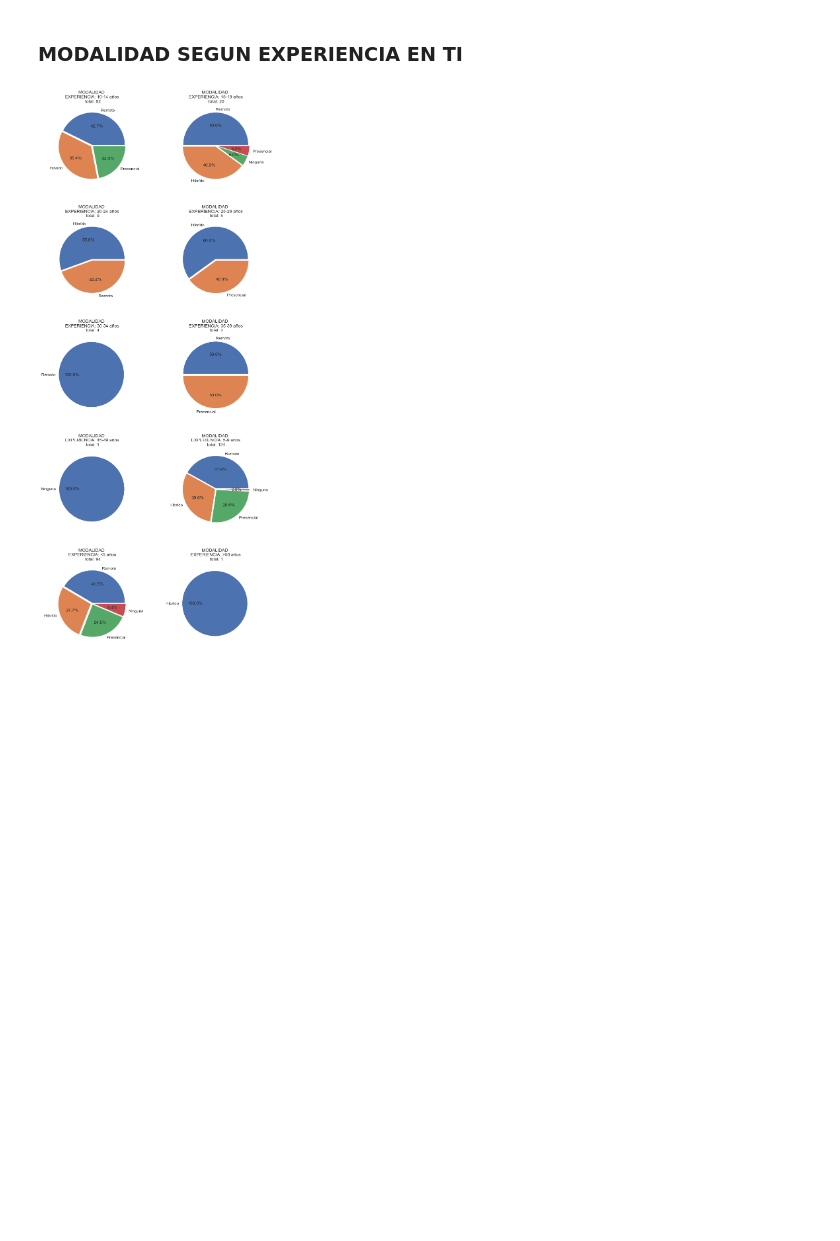
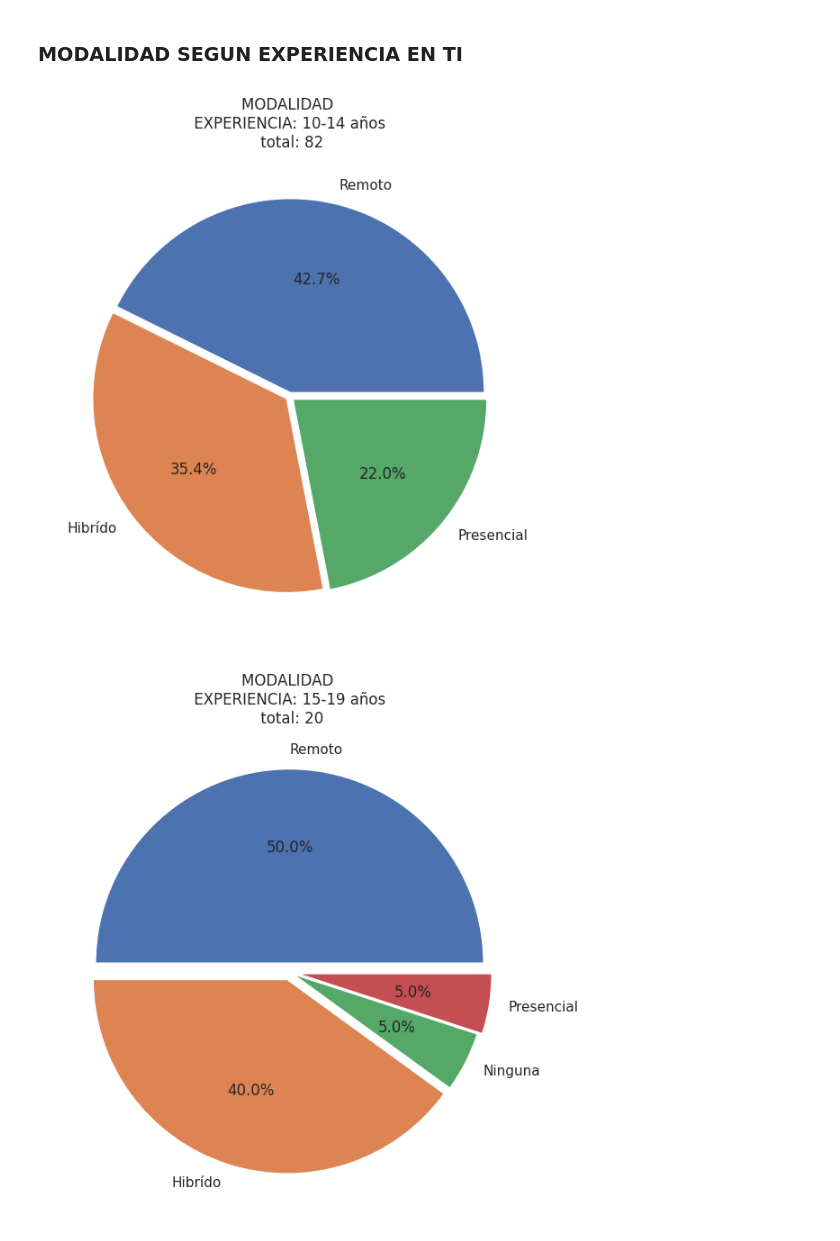
Before and after one commit to TorrezMN/Data_Science, a Jupyter notebook: Enc_Devs_Py/Notebooks/Modality.ipynb, the cells around one changed output. Cells and saved outputs as stored; diff of their text form; code cells hidden in the pictures; blank space fills up the shorter version.

```diff
--- a/Enc_Devs_Py/Notebooks/Modality.ipynb
+++ b/Enc_Devs_Py/Notebooks/Modality.ipynb
@@ -363,8 +431,8 @@ tipo_trabajo_df.plot(kind="barh")
 # %%
-plt.figure(figsize=(15, 30), dpi=80)
+# plt.figure(figsize=(15, 30), dpi=80)
 
 for k, v in enumerate(tipo_trabajo_df.categories):
-    plt.subplot(20, 3, k + 1)
+    #   plt.subplot(20, 3, k + 1)
     tt_df = df.loc[df["tipo_de_trabajo"] == v]["modalidad"].value_counts(normalize=True)
     tt_df.plot(
         kind="pie",
@@ -375,6 +443,7 @@ for k, v in enumerate(tipo_trabajo_df.categories):
         explode=explode_pie(tt_df.size)
         # color=color_neutro_dark
     )
+    plt.show()
 
-plt.subplots_adjust(left=0.1, bottom=0.1, right=0.9, top=1.5, wspace=0.4, hspace=0.5)
+# plt.subplots_adjust(left=0.1, bottom=0.1, right=0.9, top=1.5, wspace=0.4, hspace=0.5)
 # %% [output]
@@ -395,22 +473,24 @@ Index(['marca_temp', 'modalidad', 'trabajo', 'tipo_de_trabajo', 'devops',
 # %%
 exp_ti = df.groupby("exp_en_IT")
 # %%
-plt.figure(figsize=(10, 30), dpi=80)
+# plt.figure(figsize=(10, 30), dpi=80)
 
 for k, v in enumerate(exp_ti.groups.keys()):
-    plt.subplot(10, 2, k + 1)
+    #   plt.subplot(10, 2, k + 1)
     mod_df = exp_ti.get_group(v)["modalidad"].value_counts(normalize=True)
     mod_df.plot(
         kind="pie",
         ylabel="",
         autopct="%1.1f%%",
         title="MODALIDAD \n EXPERIENCIA: {0} años \n total: {1}".format(
             v, exp_ti.get_group(v).shape[0]
         ),
         explode=explode_pie(mod_df.size)
         # color=color_neutro_dark
     )
+    plt.show()
 
-plt.subplots_adjust(left=0.1, bottom=0.1, right=0.9, top=1.5, wspace=0.4, hspace=0.4)
+# plt.subplots_adjust(left=0.1, bottom=0.1, right=0.9, top=1.5, wspace=0.4, hspace=0.4)
 # %% [output]
-[figure, old version]
+[figure, new version]
+[figure, added]
```
Also changed, not shown: parts of 21 cells of this notebook, 7 other files.
